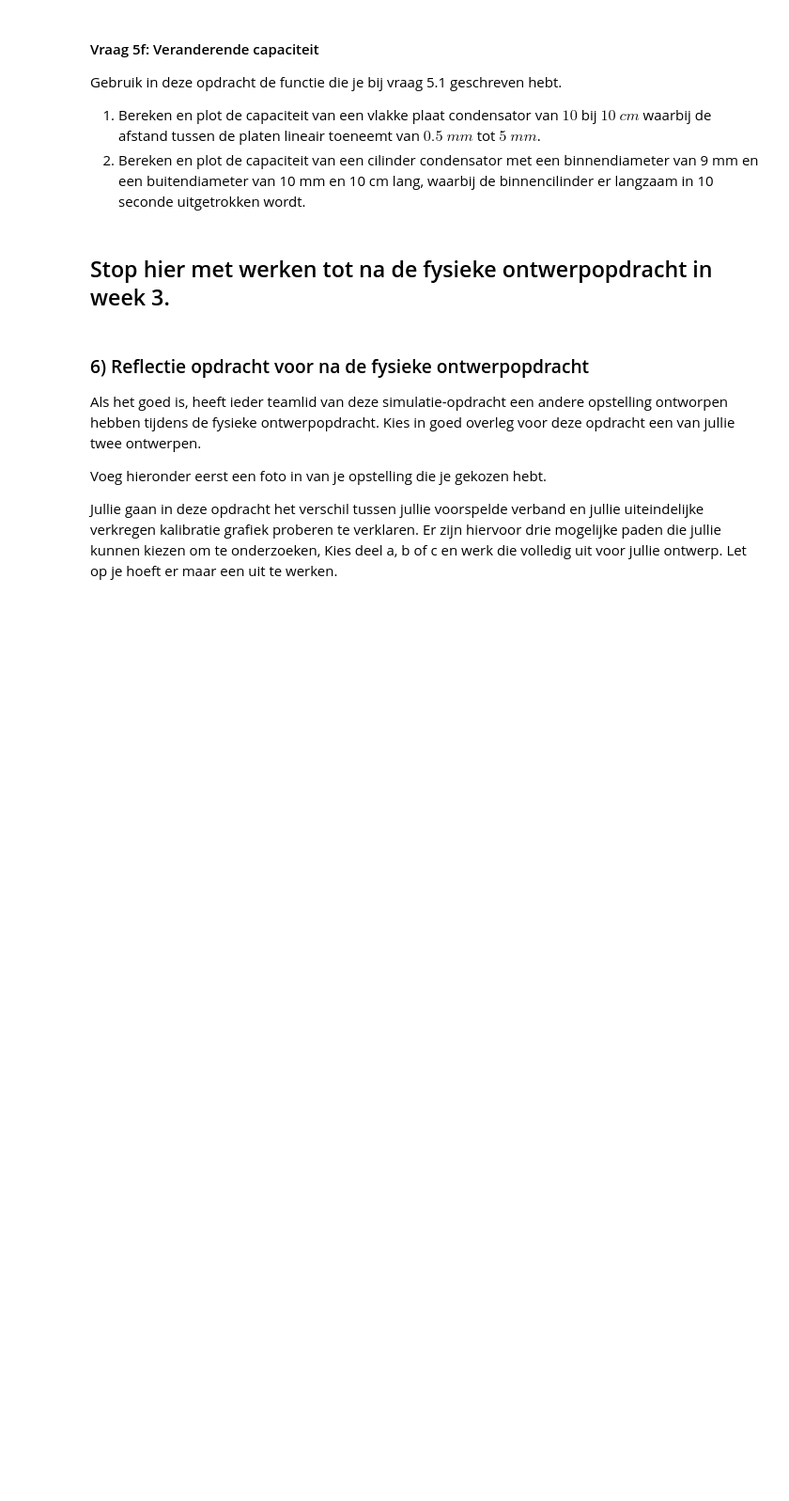
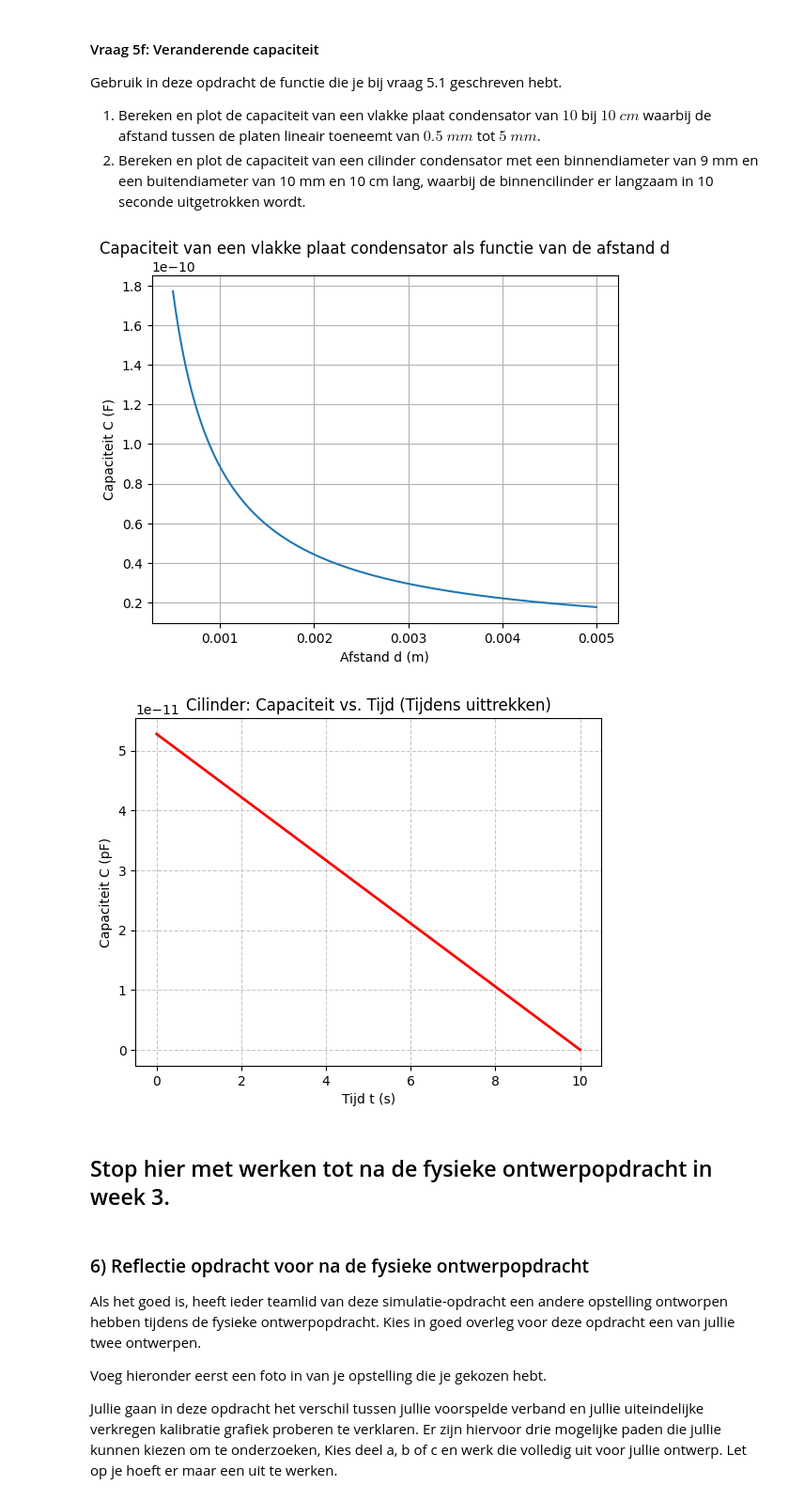
Before and after one commit to VictorScholten/opdrachten-DEF-D-VictorScholten, a Jupyter notebook: DigitaleOntwerpopdrachten/1CondensatorOpdracht/CondensatorOntwerpopdracht.ipynb, the cells around one changed output. Shown at 94% size. Cells and saved outputs as stored; diff of their text form; code cells hidden in the pictures; blank space fills up the shorter version.

```diff
--- a/DigitaleOntwerpopdrachten/1CondensatorOpdracht/CondensatorOntwerpopdracht.ipynb
+++ b/DigitaleOntwerpopdrachten/1CondensatorOpdracht/CondensatorOntwerpopdracht.ipynb
@@ -686,12 +725,16 @@ In deze vraag zullen we kijken naar de ideale vlakke plaat condensator. Als de a
 3. Vind de formule voor de capaciteit van een cilinder condensator onder de aanname dat de afstand tussen de binnen en buiten wand klein is.
 4. Schrijf een python functie die de relevante parameters als input neemt en de capaciteit van een cilinder condensator als output heeft.
 # %%
-def vlakkeplaat(relevante_parameters):
-    C = None
+def vlakkeplaat(A, d):
+    C = (epsilon0 * A) / d
+    #A: Oppervlakte van de platen (m^2) d: Afstand tussen de platen (m)
+    #print(C)
     return C
 
-def cilinder(relevante_parameters):
-    C = None
+def cilinder(a, b, L):
+    C = (2 * np.pi * epsilon0 * L) / np.log(b / a)
+    #L: Lengte van de cilinder (m) a: Straal van de binnenste cilinder (m) b: Straal van de buitenste cilinder (m)
+    #print(C)
     return  C
 # %% [markdown]
 #### Vraag 5b: Capaciteit van enkele simpele condensatoren
@@ -768,7 +904,36 @@ Gebruik in deze opdracht de functie die je bij vraag 5.1 geschreven hebt.
 # %%
 ###
 ###Jouw code hier###
+plt.figure()
+plt.plot(np.linspace(0.0005, 0.005, 200), vlakkeplaat(0.01, np.linspace(0.0005, 0.005, 200)))
+plt.xlabel("Afstand d (m)")
+plt.ylabel("Capaciteit C (F)")
+plt.title("Capaciteit van een vlakke plaat condensator als functie van de afstand d")
+plt.grid()
+plt.show()
+
+# --- Situatie 2: Cilinder (variabele lengte L door uittrekken) ---
+a_cilinder = 0.009 / 2  # Binnenstraal in m (4.5 mm)
+b_cilinder = 0.010 / 2  # Buitenstraal in m (5.0 mm)
+L_start = 0.10          # Startlengte in m (10 cm)
+
+# Maak een array voor de tijd t van 0 tot 10 seconden
+t_array = np.linspace(0, 10, 100)
+# De overlappende lengte L neemt lineair af van L_start naar 0 in 10 seconden
+L_array = L_start * (1 - t_array / 10)
+
+C_cilinder_array = cilinder(a_cilinder, b_cilinder, L_array)
+plt.figure()
+plt.plot(t_array, C_cilinder_array, color='red', linewidth=2)
+plt.title("Cilinder: Capaciteit vs. Tijd (Tijdens uittrekken)")
+plt.xlabel("Tijd t (s)")
+plt.ylabel("Capaciteit C (pF)")
+plt.grid(True, linestyle='--', alpha=0.7)
+plt.show()
 ###
+# %% [output]
+[figure, added]
+[figure, added]
 # %% [markdown]
 ## Stop hier met werken tot na de fysieke ontwerpopdracht in week 3.
 # %% [markdown]
```
Also changed, not shown: parts of 15 cells of this notebook.
